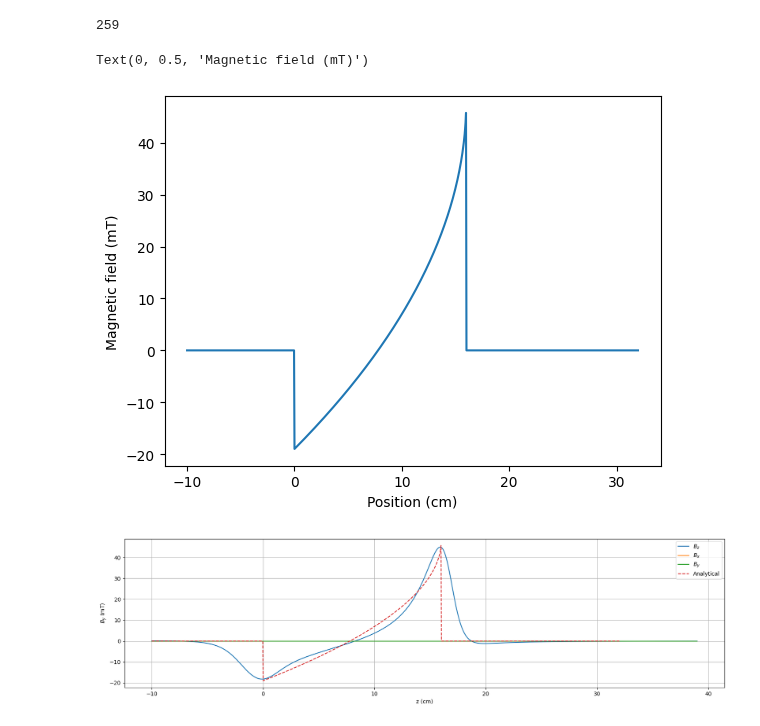
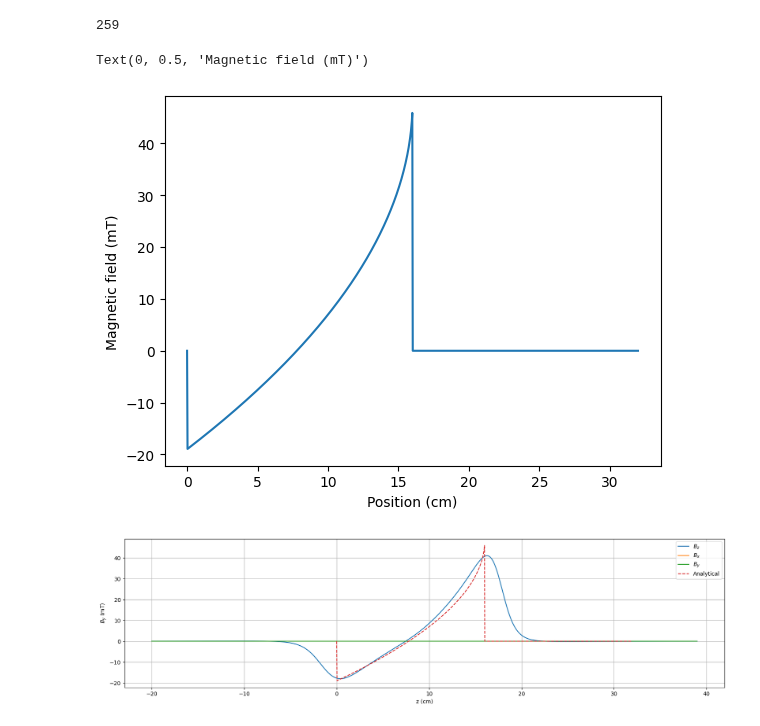
Before and after one commit to benfox4543/YB-zeeman-slower, a Jupyter notebook: halbach-1.ipynb, the cells around one changed output. Saved outputs shown, nothing was run; the diff lists cells and outputs as text; code cells hidden in the pictures.

Commit message:
fitted the graph to the perfect zeeman slower model

```diff
--- a/halbach-1.ipynb
+++ b/halbach-1.ipynb
@@ -94,24 +93,24 @@ def mag(R,B_0,alpha,l):
     else:
         return np.array([B_0 +alpha*(np.sqrt(1-R[0]/l)),0,0])
 # %%
-x= np.linspace(-10,L*2,1000)
+x= np.linspace(0,2*L,1000)
 r = []
 for i in x:
     r.append([i,0,0])
 magg = []
 for i in r:
     magg.append(mag(i,b_0L,Blab,L)[0])
 plt.plot(x,np.array(magg)*1e3)
 plt.xlabel('Position (cm)')
 plt.ylabel('Magnetic field (mT)')
 # %% [output]
 Text(0, 0.5, 'Magnetic field (mT)')
-[figure, old version]
+[figure, new version]
 # %%
-z = np.linspace(-100,390,1000)
+z = np.linspace(-200,390,1000)
+b_y = []
 b_z = []
 b_x = []
-b_y = []
 for i in z:
     b_x.append(zeeman_prof.getB([0,0,i])[0])
     b_z.append(zeeman_prof.getB([0,0,i])[1])
@@ -131,7 +130,7 @@ plt.legend(['$B_z$','$B_x$','$B_y$','Analytical'])
 plt.ylabel('$B_y$ (mT)')
 plt.grid()
 # %% [output]
-[figure, old version]
+[figure, new version]
 # %%
 max(b_z)*1e3
 # %% [output]
```
Also changed, not shown: parts of 2 cells of this notebook.
